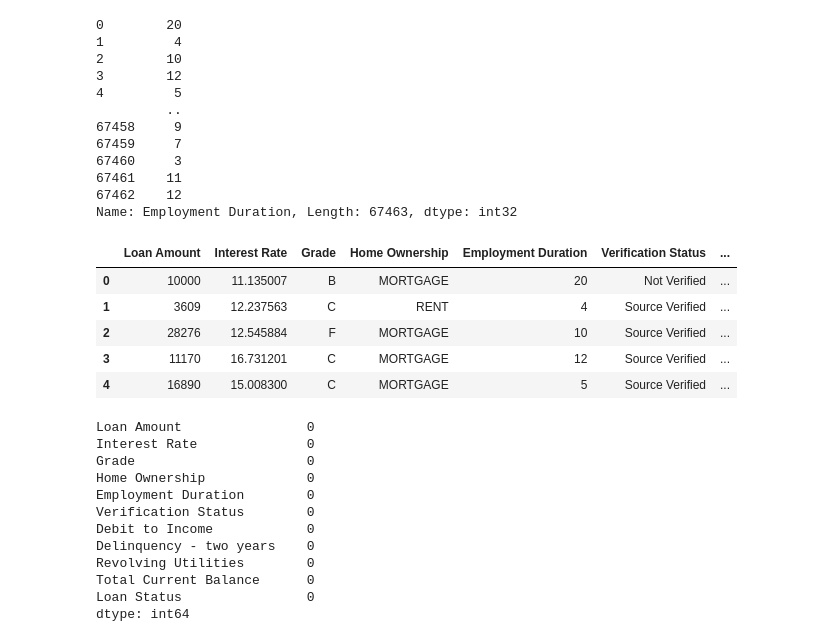
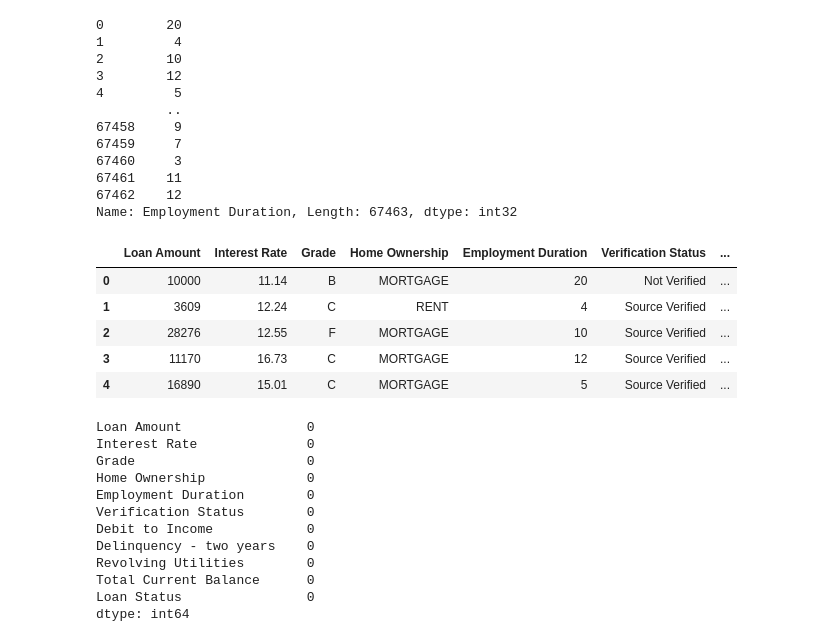
Before and after one commit to Dilen-dev/Loan-default-analysis, a Jupyter notebook: Loan Default.ipynb, the cells around one changed output. Saved outputs shown, nothing was run; the diff lists cells and outputs as text; code cells hidden in the pictures.

```diff
--- a/Loan Default.ipynb
+++ b/Loan Default.ipynb
@@ -121,19 +121,20 @@ Name: Employment Duration, Length: 67463, dtype: int32
 # %%
 #Dropping all columns accept: Loan Status, Interest Rate, Debit to Income, Employment Duration, Loan Amount, Delinquency - two years, Grade, Revolving Utilities, Total Current Balance and Verification Status
 # Loan Status is the target variable, Interest rate shows risk pricing, Debit to Income shows financial pressure, Employment Duration shows stability, Loan Amount shows exposure level, Delinquency - two years shows historical payment behavior, Grade shows bank risk classification, Revolving Utilities shows credit stress, Total Current Balance shows existing liabilities and Verification Status shows information reliability
 columns = ["Loan Status","Interest Rate","Debit to Income","Employment Duration","Loan Amount","Delinquency - two years","Grade","Revolving Utilities","Total Current Balance","Verification Status","Home Ownership"]
 for column in df.columns:
     if column not in columns:
         df.drop(column, axis=1, inplace=True)
 
+df=df.round(2)
 df.head()
 # %% [output]
 |  | Loan Amount | Interest Rate | Grade | Home Ownership | Employment Duration | Verification Status | ... |
-| 0 | 10000 | 11.135007 | B | MORTGAGE | 20 | Not Verified | ... |
-| 1 | 3609 | 12.237563 | C | RENT | 4 | Source Verified | ... |
-| 2 | 28276 | 12.545884 | F | MORTGAGE | 10 | Source Verified | ... |
-| 3 | 11170 | 16.731201 | C | MORTGAGE | 12 | Source Verified | ... |
-| 4 | 16890 | 15.008300 | C | MORTGAGE | 5 | Source Verified | ... |
+| 0 | 10000 | 11.14 | B | MORTGAGE | 20 | Not Verified | ... |
+| 1 | 3609 | 12.24 | C | RENT | 4 | Source Verified | ... |
+| 2 | 28276 | 12.55 | F | MORTGAGE | 10 | Source Verified | ... |
+| 3 | 11170 | 16.73 | C | MORTGAGE | 12 | Source Verified | ... |
+| 4 | 16890 | 15.01 | C | MORTGAGE | 5 | Source Verified | ... |
 # %%
 df.isnull().sum()
 # %% [output]
```
Also changed, not shown: parts of 17 cells of this notebook.
